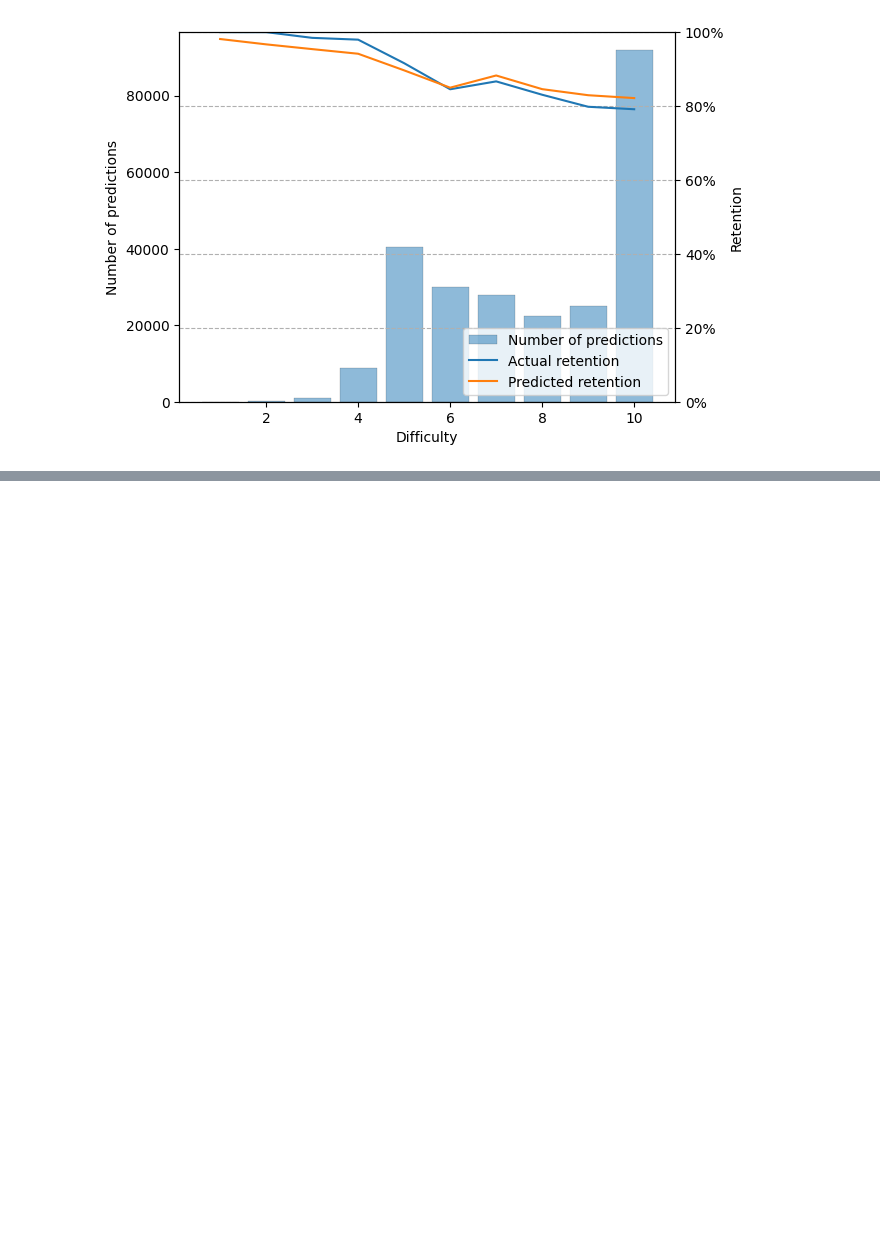
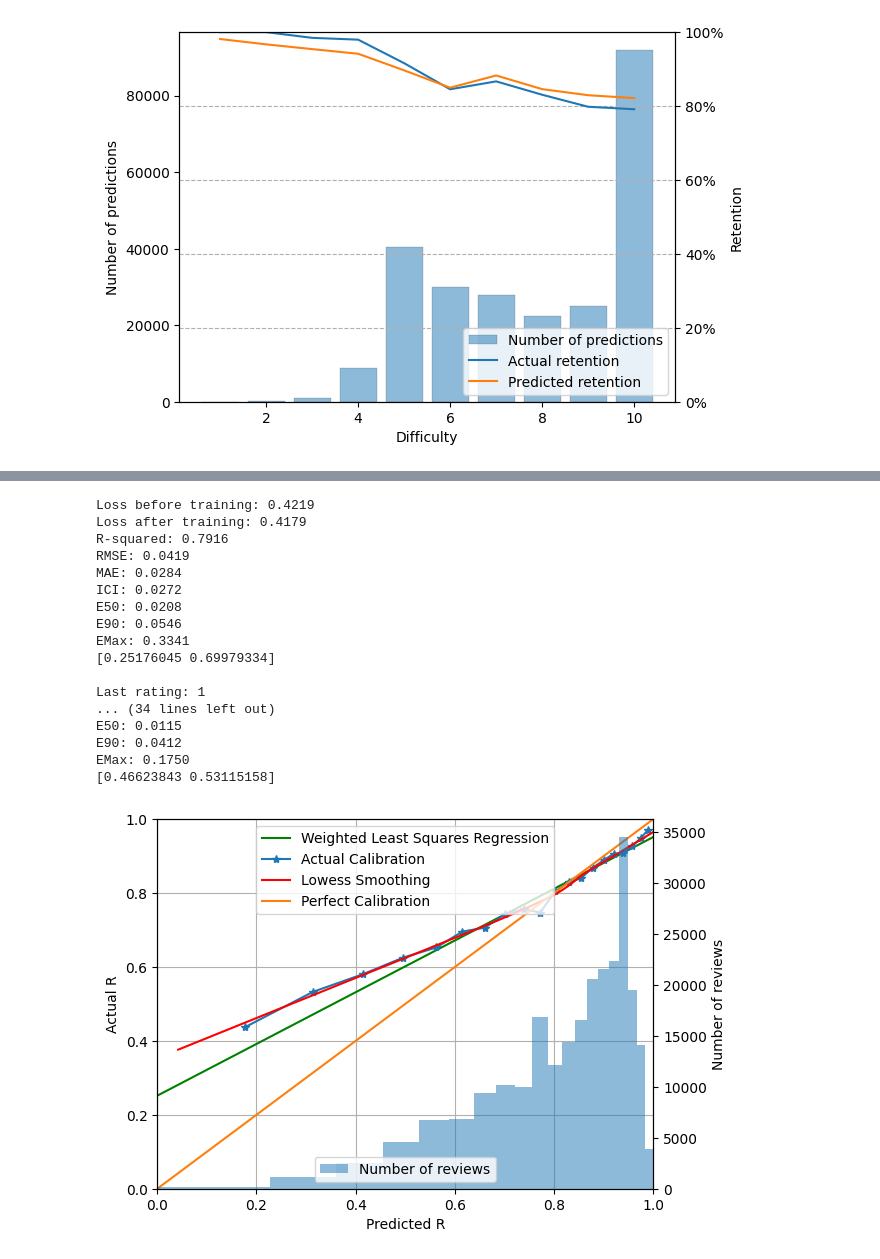
Before and after one commit to open-spaced-repetition/spaced-repetition-algorithm-metric, a Jupyter notebook: ICILoss.ipynb, the cells around one changed output, grey strips where cells are left out. Saved outputs shown, nothing was run; the diff lists cells and outputs as text; code cells hidden in the pictures; blank space fills up the shorter version.

```diff
--- a/ICILoss.ipynb
+++ b/ICILoss.ipynb
@@ -155,0 +280,24 @@ EMax: 0.3816
+# %%
+loss_before, loss_after = optimizer.evaluate()
+print(f"Loss before training: {loss_before:.4f}")
+print(f"Loss after training: {loss_after:.4f}")
+metrics, figures = optimizer.calibration_graph()
+# %% [output]
+Loss before training: 0.4219
+Loss after training: 0.4179
+R-squared: 0.7916
+RMSE: 0.0419
+MAE: 0.0284
+ICI: 0.0272
+E50: 0.0208
+E90: 0.0546
+EMax: 0.3341
+[0.25176045 0.69979334]
+
+Last rating: 1
+... (34 lines left out)
+E50: 0.0115
+E90: 0.0412
+EMax: 0.1750
+[0.46623843 0.53115158]
+[figure, added]
```
Also changed, not shown: parts of 2 cells of this notebook.
